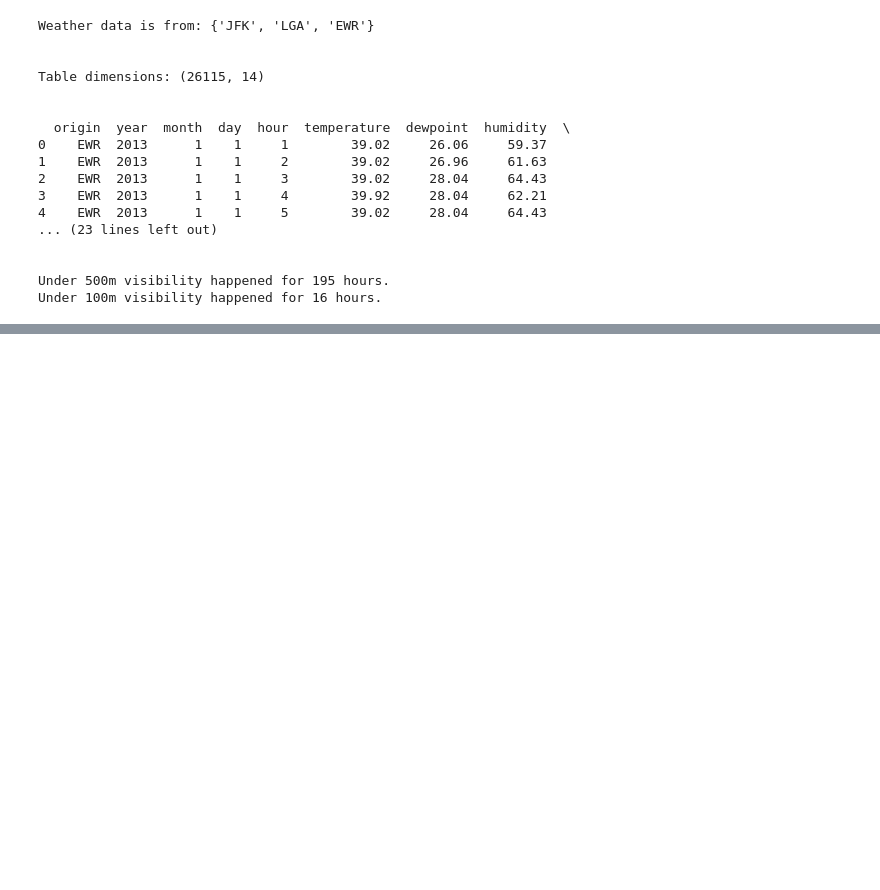
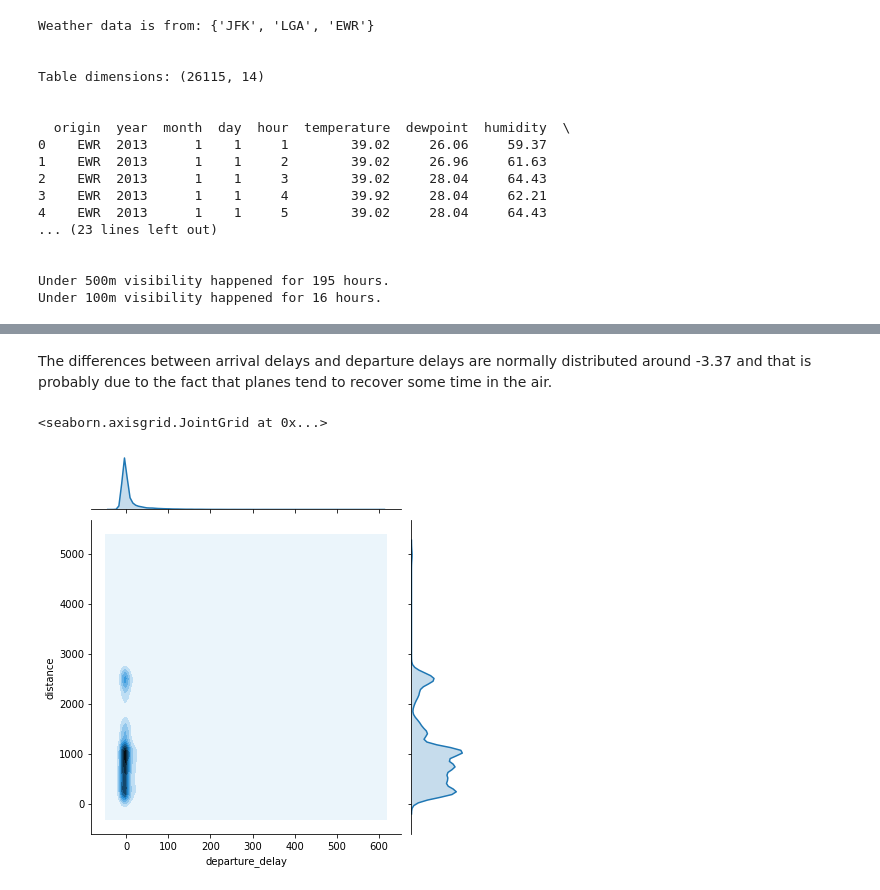
Before and after one commit to mihaihai/flight_data, a Jupyter notebook: Data exploration of flight delays and weather.ipynb, the cells around one changed output, grey strips where cells are left out. Cells and saved outputs as stored; diff of their text form; code cells hidden in the pictures; blank space fills up the shorter version.

```diff
--- a/Data exploration of flight delays and weather.ipynb
+++ b/Data exploration of flight delays and weather.ipynb
@@ -250,0 +316,7 @@ data_type       float64       float64  float64    float64
+# %% [markdown]
+The differences between arrival delays and departure delays are normally distributed around -3.37 and that is probably due to the fact that planes tend to recover some time in the air.
+# %%
+sns.jointplot(working['departure_delay'], working['distance'], kind = 'kde', )
+# %% [output]
+<seaborn.axisgrid.JointGrid at 0x...>
+[figure, added]
```
Also changed, not shown: parts of 24 cells of this notebook.
